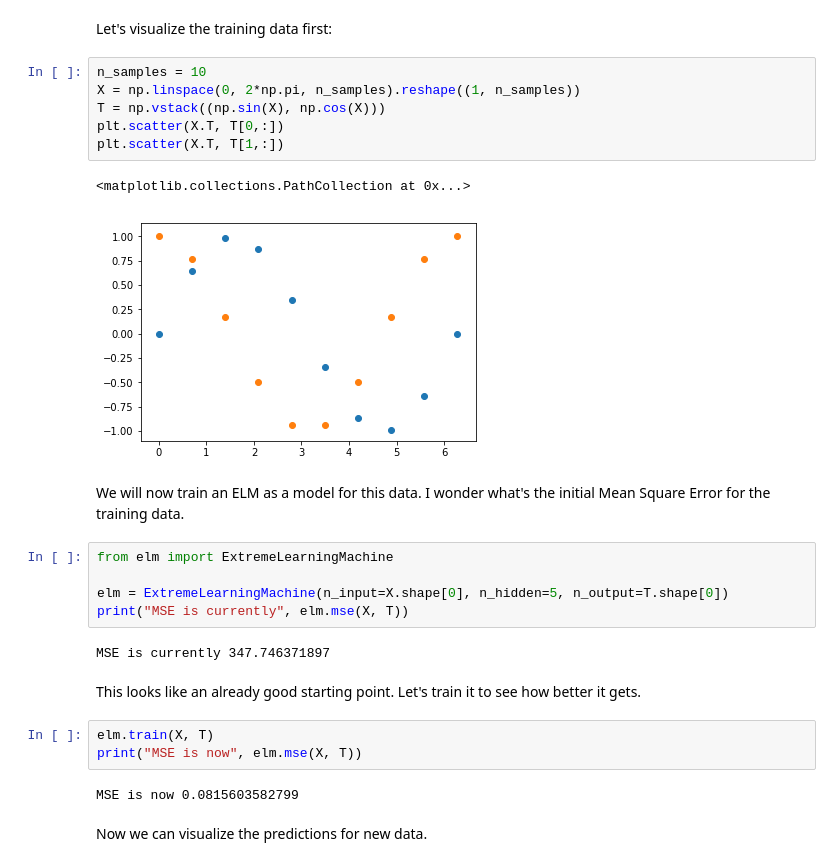
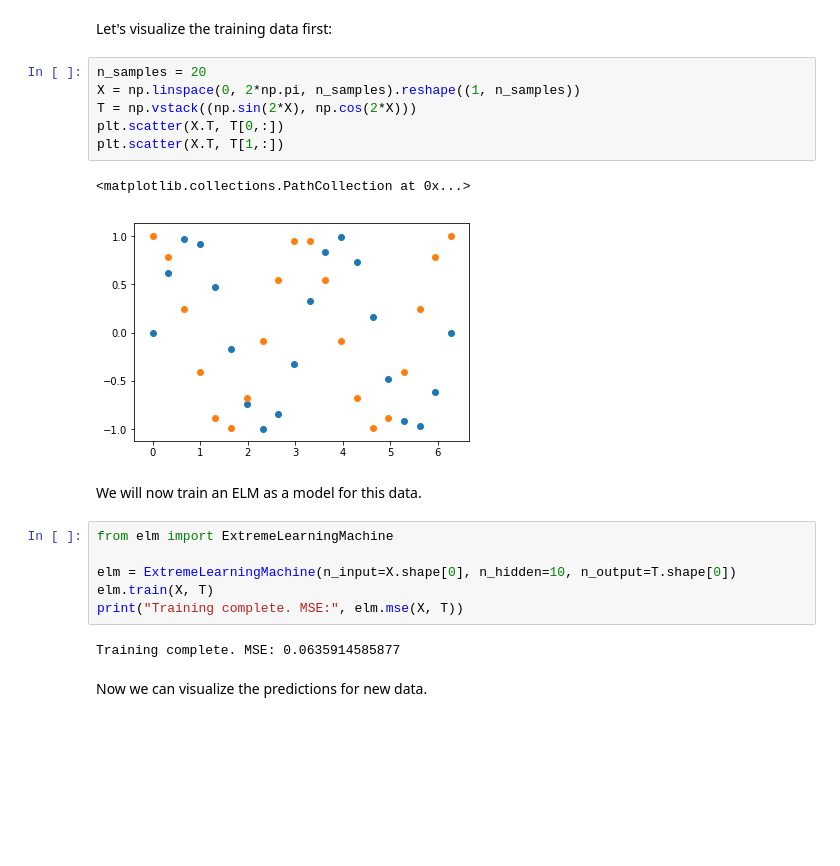
Before and after one commit to dfdazac/ci-uva-2017, a Jupyter notebook: elm/elm_test.ipynb, the cells around one changed output. Saved outputs shown, nothing was run; the diff lists cells and outputs as text; blank space fills up the shorter version.

Commit message:
Added data to repo

```diff
--- a/elm/elm_test.ipynb
+++ b/elm/elm_test.ipynb
@@ -10,30 +10,24 @@ import matplotlib.pyplot as plt
 # %% [markdown]
 Let's visualize the training data first:
 # %%
-n_samples = 10
+n_samples = 20
 X = np.linspace(0, 2*np.pi, n_samples).reshape((1, n_samples))
-T = np.vstack((np.sin(X), np.cos(X)))
+T = np.vstack((np.sin(2*X), np.cos(2*X)))
 plt.scatter(X.T, T[0,:])
 plt.scatter(X.T, T[1,:])
 # %% [output]
 <matplotlib.collections.PathCollection at 0x...>
-[figure, old version]
+[figure, new version]
 # %% [markdown]
-We will now train an ELM as a model for this data. I wonder what's the initial Mean Square Error for the training data.
+We will now train an ELM as a model for this data.
 # %%
 from elm import ExtremeLearningMachine
 
-elm = ExtremeLearningMachine(n_input=X.shape[0], n_hidden=5, n_output=T.shape[0])
-print("MSE is currently", elm.mse(X, T))
+elm = ExtremeLearningMachine(n_input=X.shape[0], n_hidden=10, n_output=T.shape[0])
+elm.train(X, T)
+print("Training complete. MSE:", elm.mse(X, T))
 # %% [output]
-MSE is currently 347.746371897
+Training complete. MSE: 0.0635914585877
-# %% [markdown]
-This looks like an already good starting point. Let's train it to see how better it gets.
-# %%
-elm.train(X, T)
-print("MSE is now", elm.mse(X, T))
-# %% [output]
-MSE is now 0.0815603582799
 # %% [markdown]
 Now we can visualize the predictions for new data.
 # %%
```
Also changed, not shown: parts of 2 cells of this notebook, 18 other files.
